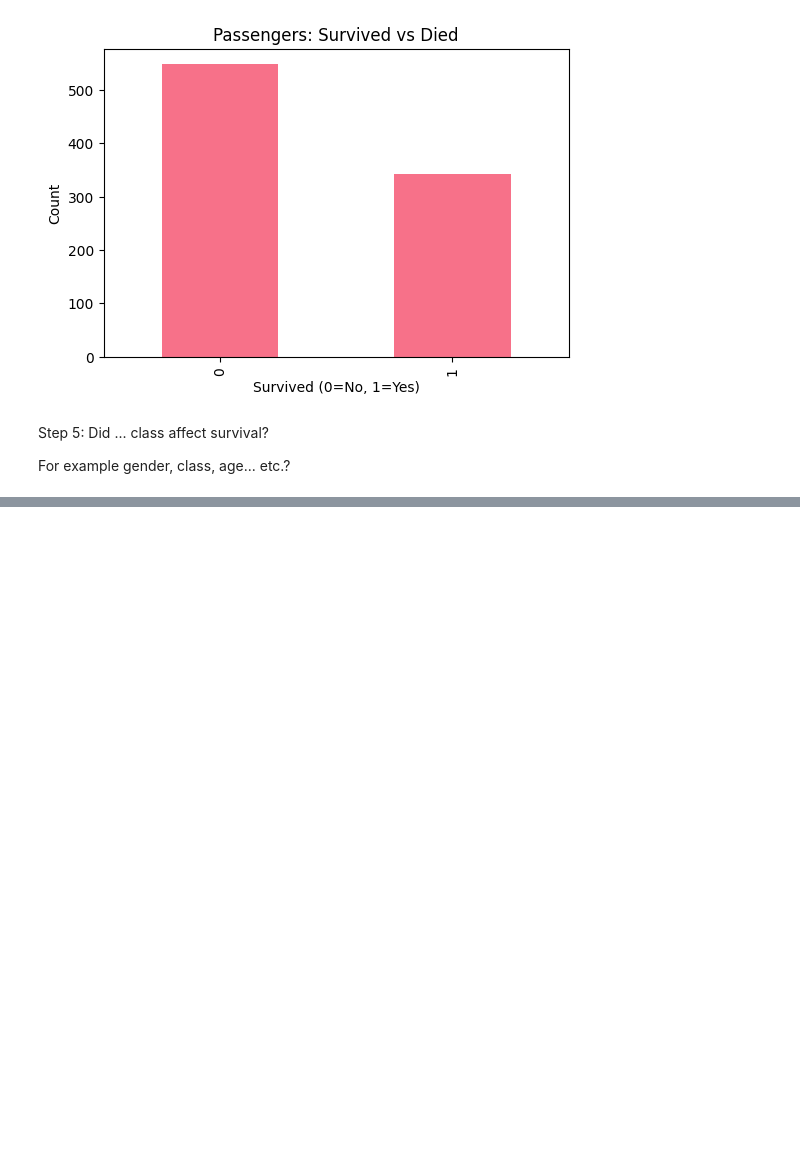
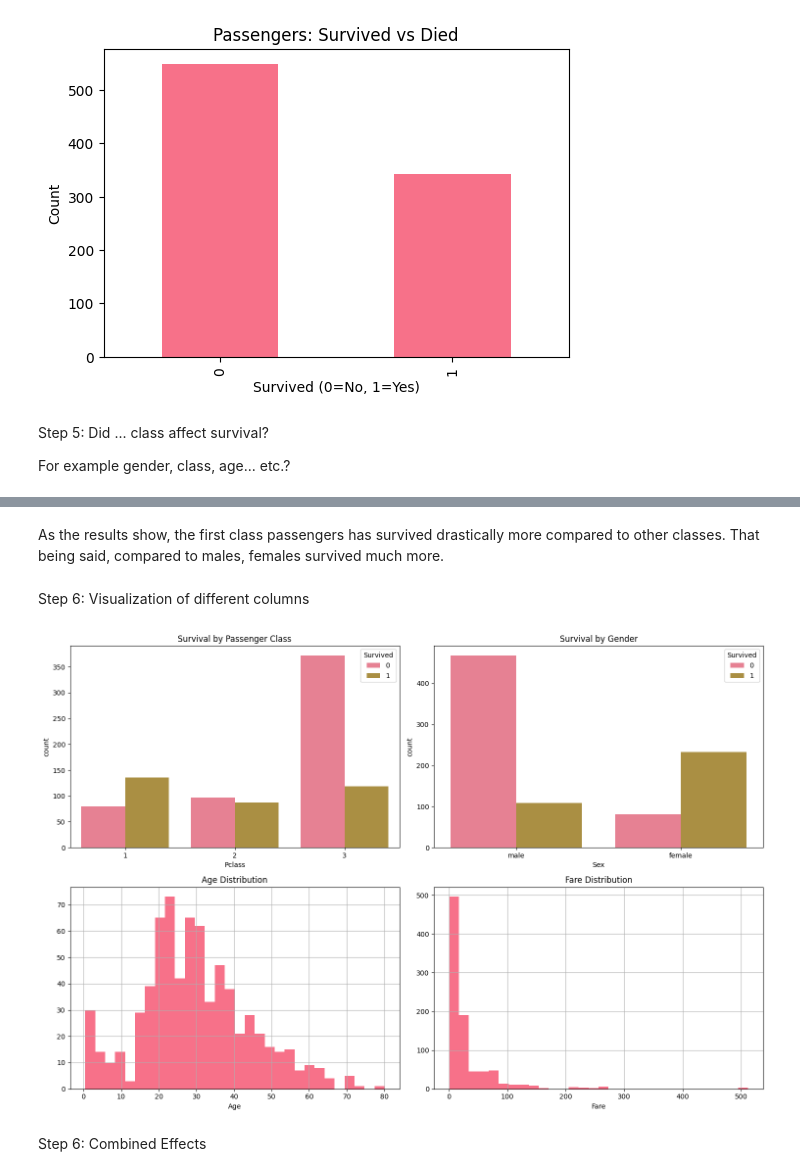
Before and after one commit to altCourier/titanic-eda, a Jupyter notebook: titanic_eda.ipynb, the cells around one changed output, grey strips where cells are left out. Drawn from its saved outputs; the diff is of its cells as text; code cells hidden in the pictures; blank space fills up the shorter version.

```diff
--- a/titanic_eda.ipynb
+++ b/titanic_eda.ipynb
@@ -93,0 +115,27 @@ For example gender, class, age... etc.?
+# %% [markdown]
+As the results show, the first class passengers has survived drastically more compared to other classes. That being said, compared to males, females survived much more.
+# %% [markdown]
+Step 6: Visualization of different columns
+# %%
+fig, axes = plt.subplots(2, 2, figsize = (15, 10))
+
+sns.countplot(data = train_df, x = 'Pclass', hue = 'Survived', ax = axes[0,0])
+axes[0,0].set_title('Survival by Passenger Class')
+
+sns.countplot(data = train_df, x = 'Sex', hue = 'Survived', ax = axes[0,1])
+axes[0,1].set_title('Survival by Gender')
+
+train_df['Age'].hist(bins = 30, ax = axes[1,0])
+axes[1,0].set_title('Age Distribution')
+axes[1,0].set_xlabel('Age')
+
+train_df['Fare'].hist(bins=30, ax=axes[1,1])
+axes[1,1].set_title('Fare Distribution')
+axes[1,1].set_xlabel('Fare')
+
+plt.tight_layout()
+plt.show()
+# %% [output]
+[figure, added]
+# %% [markdown]
+Step 6: Combined Effects
```
Also changed, not shown: parts of 20 cells of this notebook.
